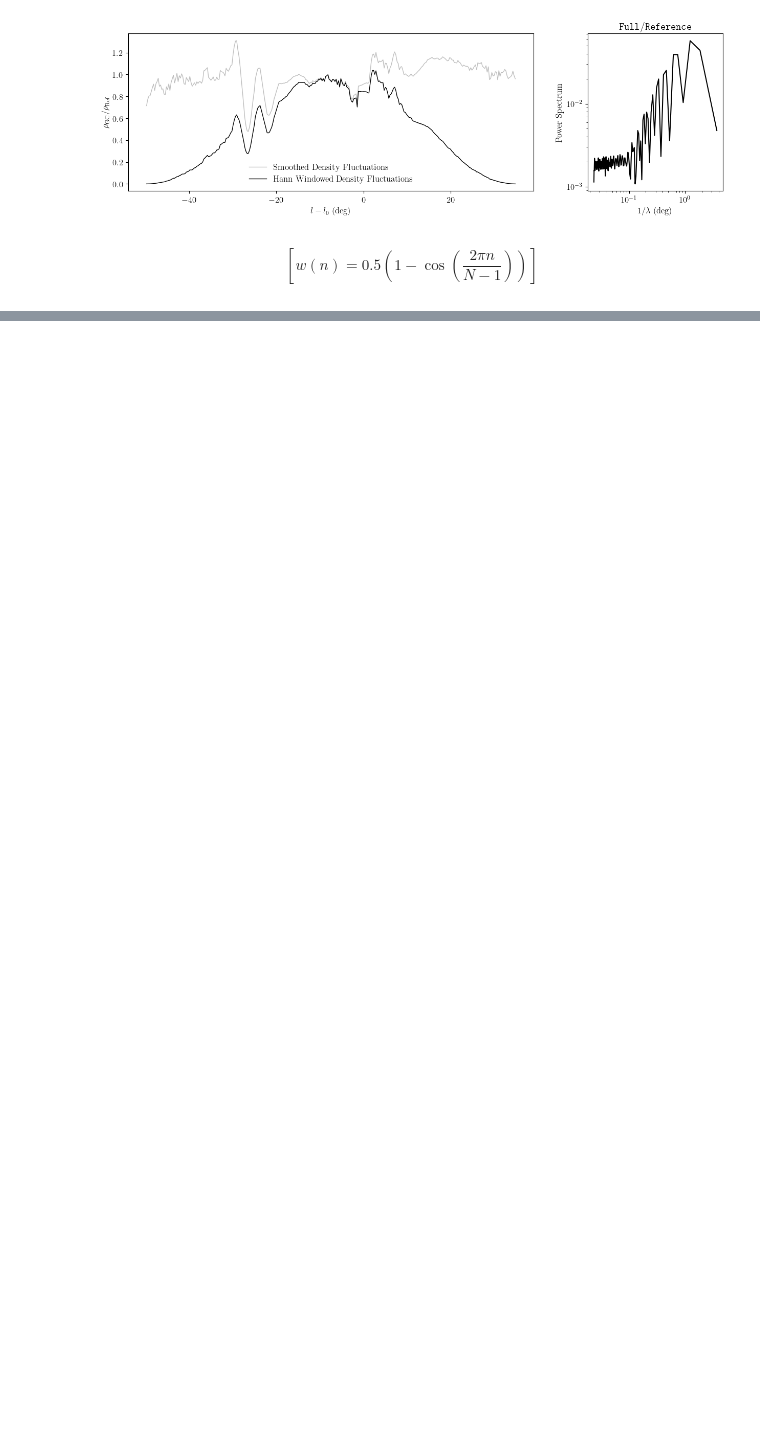
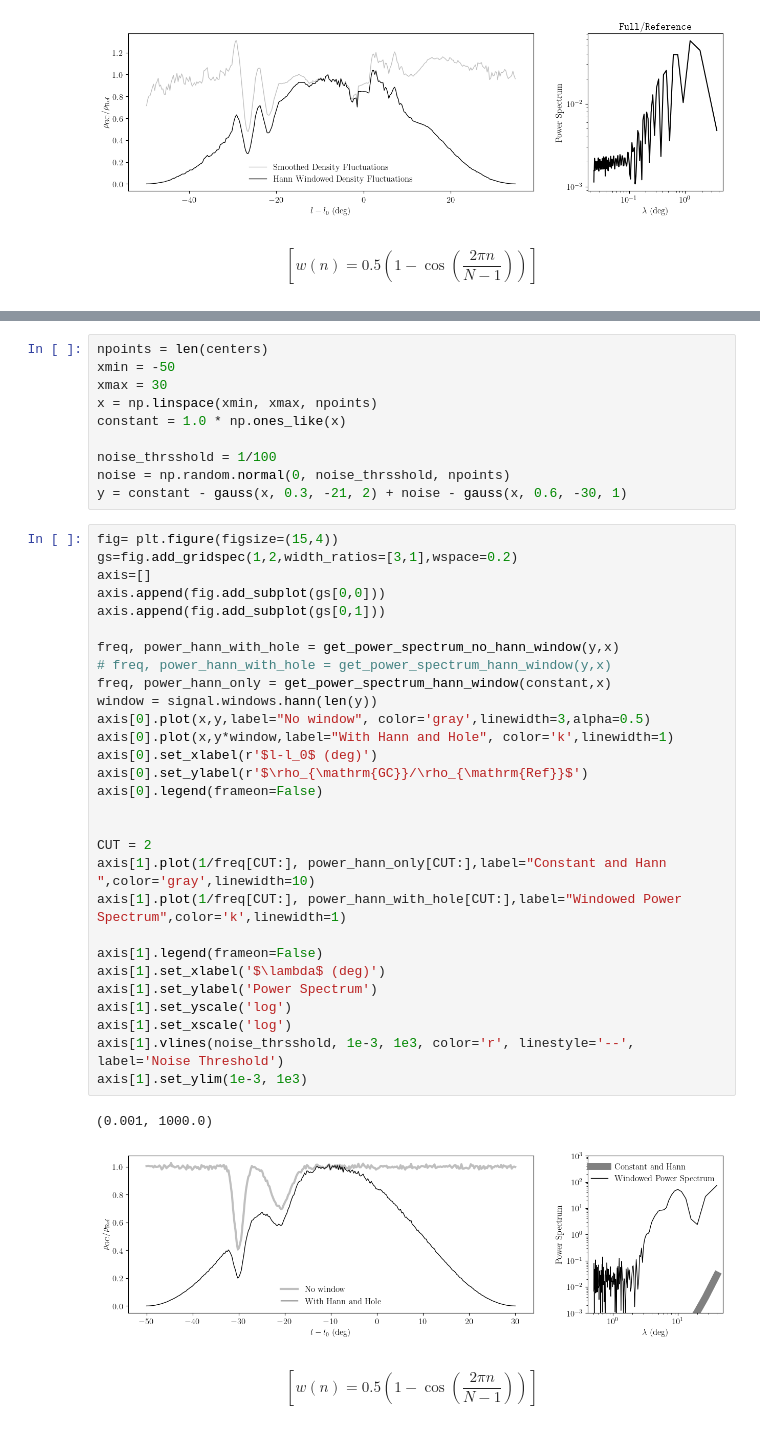
Before and after one commit to salvatore-ferrone/stream_analysis, a Jupyter notebook: figures/on_sky.ipynb, the cells around one changed output, grey strips where cells are left out. Cells and saved outputs as stored; diff of their text form; blank space fills up the shorter version.

Commit message:
added some theory to understand the Hann window

```diff
--- a/figures/on_sky.ipynb
+++ b/figures/on_sky.ipynb
@@ -218,0 +242,44 @@ $$ [ w(n) = 0.5 \left(1 - \cos\left(\frac{2\pi n}{N-1}\right)\right) ] $$
+# %%
+npoints = len(centers)
+xmin = -50
+xmax = 30
+x = np.linspace(xmin, xmax, npoints)
+constant = 1.0 * np.ones_like(x)
+
+noise_thrsshold = 1/100
+noise = np.random.normal(0, noise_thrsshold, npoints)
+y = constant - gauss(x, 0.3, -21, 2) + noise - gauss(x, 0.6, -30, 1)
+# %%
+fig= plt.figure(figsize=(15,4))
+gs=fig.add_gridspec(1,2,width_ratios=[3,1],wspace=0.2)
+axis=[]
+axis.append(fig.add_subplot(gs[0,0]))
+axis.append(fig.add_subplot(gs[0,1]))
+
+freq, power_hann_with_hole = get_power_spectrum_no_hann_window(y,x)
+# freq, power_hann_with_hole = get_power_spectrum_hann_window(y,x)
+freq, power_hann_only = get_power_spectrum_hann_window(constant,x)
+window = signal.windows.hann(len(y))
+axis[0].plot(x,y,label="No window", color='gray',linewidth=3,alpha=0.5)
+axis[0].plot(x,y*window,label="With Hann and Hole", color='k',linewidth=1)
+axis[0].set_xlabel(r'$l-l_0$ (deg)')
+axis[0].set_ylabel(r'$\rho_{\mathrm{GC}}/\rho_{\mathrm{Ref}}$')
+axis[0].legend(frameon=False)
+
+
+CUT = 2
+axis[1].plot(1/freq[CUT:], power_hann_only[CUT:],label="Constant and Hann ",color='gray',linewidth=10)
+axis[1].plot(1/freq[CUT:], power_hann_with_hole[CUT:],label="Windowed Power Spectrum",color='k',linewidth=1)
+
+axis[1].legend(frameon=False)
+axis[1].set_xlabel('$\lambda$ (deg)')
+axis[1].set_ylabel('Power Spectrum')
+axis[1].set_yscale('log')
+axis[1].set_xscale('log')
+axis[1].vlines(noise_thrsshold, 1e-3, 1e3, color='r', linestyle='--', label='Noise Threshold')
+axis[1].set_ylim(1e-3, 1e3)
+# %% [output]
+(0.001, 1000.0)
+[figure, added]
+# %% [markdown]
+$$ [ w(n) = 0.5 \left(1 - \cos\left(\frac{2\pi n}{N-1}\right)\right) ] $$
```
Also changed, not shown: parts of 2 cells of this notebook.
